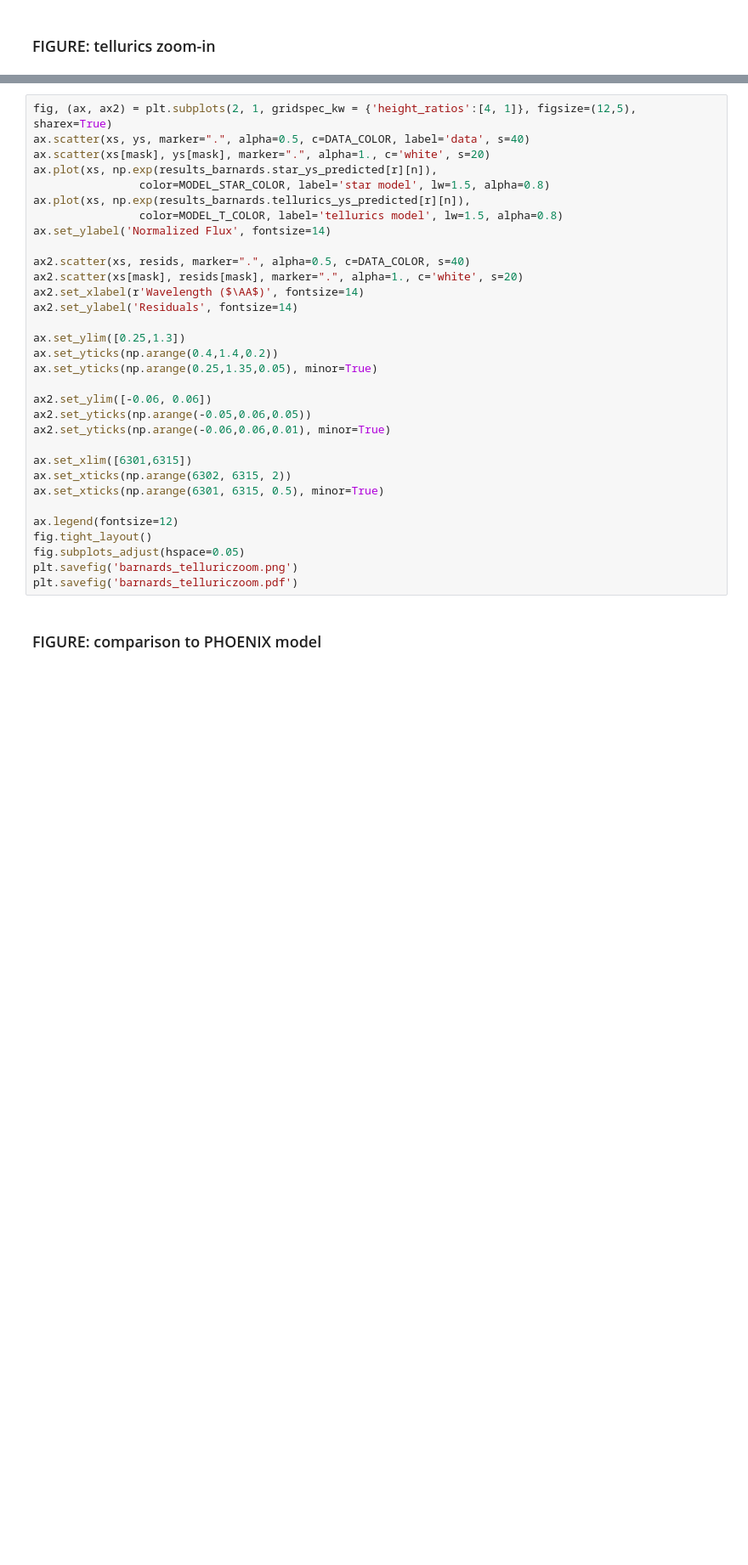
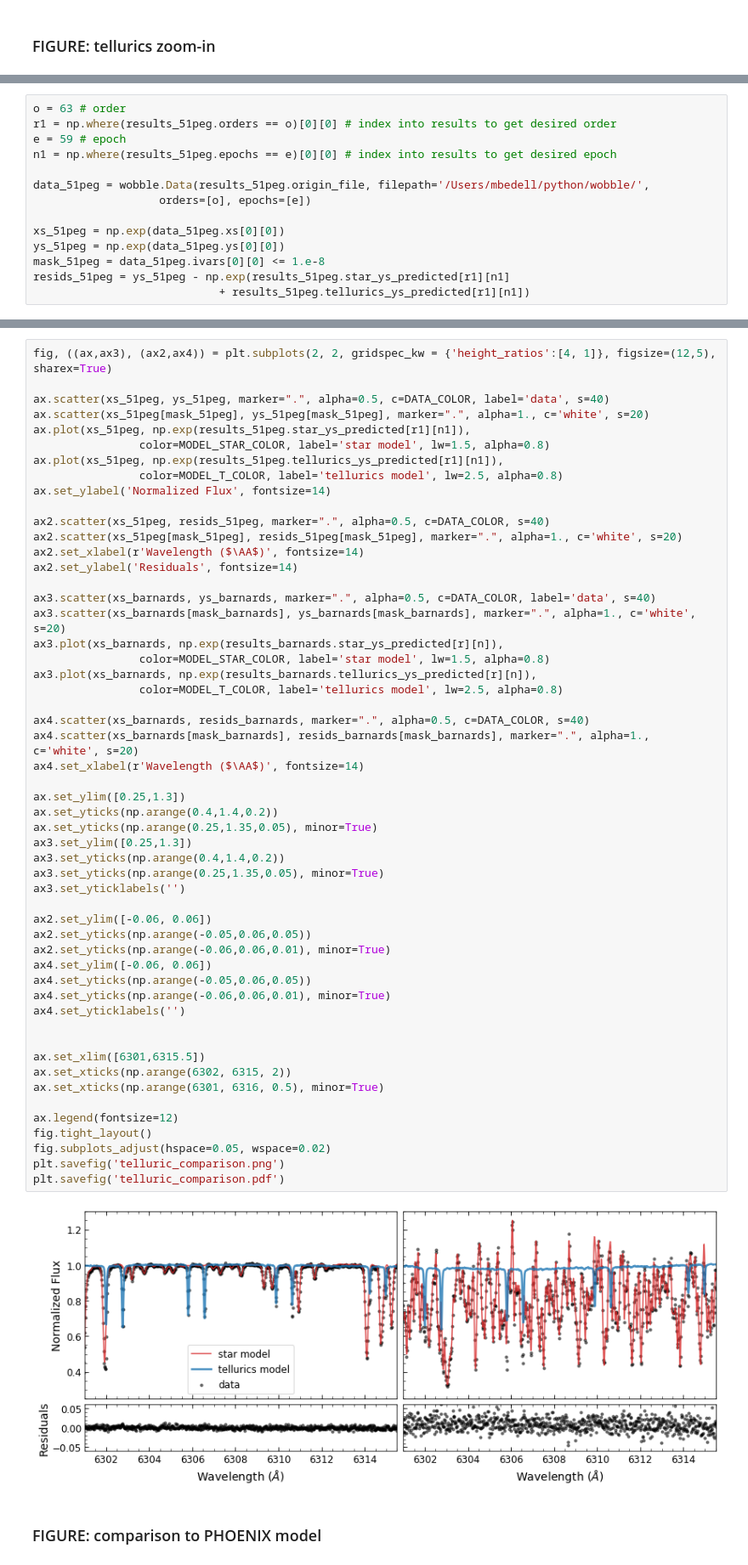
Before and after one commit to megbedell/wobble, a Jupyter notebook: paper/figures/make_figures.ipynb, the cells around one changed output, grey strips where cells are left out. Shown at 85% size. Cells and saved outputs as stored; diff of their text form; blank space fills up the shorter version.

Commit message:
zoomed in on spectra, fit Barnard's trend

```diff
--- a/paper/figures/make_figures.ipynb
+++ b/paper/figures/make_figures.ipynb
@@ -505,0 +554,14 @@ resids = ys - np.exp(results_barnards.star_ys_predicted[r][n]
+# %%
+o = 63 # order
+r1 = np.where(results_51peg.orders == o)[0][0] # index into results to get desired order
+e = 59 # epoch
+n1 = np.where(results_51peg.epochs == e)[0][0] # index into results to get desired epoch
+
+data_51peg = wobble.Data(results_51peg.origin_file, filepath='/Users/mbedell/python/wobble/',
+                   orders=[o], epochs=[e])
+
+xs_51peg = np.exp(data_51peg.xs[0][0])
+ys_51peg = np.exp(data_51peg.ys[0][0])
+mask_51peg = data_51peg.ivars[0][0] <= 1.e-8
+resids_51peg = ys_51peg - np.exp(results_51peg.star_ys_predicted[r1][n1]
+                            + results_51peg.tellurics_ys_predicted[r1][n1])
@@ -506,35 +572,58 @@ resids = ys - np.exp(results_barnards.star_ys_predicted[r][n]
 # %%
-fig, (ax, ax2) = plt.subplots(2, 1, gridspec_kw = {'height_ratios':[4, 1]}, figsize=(12,5), sharex=True)
-ax.scatter(xs, ys, marker=".", alpha=0.5, c=DATA_COLOR, label='data', s=40)
-ax.scatter(xs[mask], ys[mask], marker=".", alpha=1., c='white', s=20)
-ax.plot(xs, np.exp(results_barnards.star_ys_predicted[r][n]),
+fig, ((ax,ax3), (ax2,ax4)) = plt.subplots(2, 2, gridspec_kw = {'height_ratios':[4, 1]}, figsize=(12,5), sharex=True)
+
+ax.scatter(xs_51peg, ys_51peg, marker=".", alpha=0.5, c=DATA_COLOR, label='data', s=40)
+ax.scatter(xs_51peg[mask_51peg], ys_51peg[mask_51peg], marker=".", alpha=1., c='white', s=20)
+ax.plot(xs_51peg, np.exp(results_51peg.star_ys_predicted[r1][n1]),
                 color=MODEL_STAR_COLOR, label='star model', lw=1.5, alpha=0.8)
-ax.plot(xs, np.exp(results_barnards.tellurics_ys_predicted[r][n]),
-                color=MODEL_T_COLOR, label='tellurics model', lw=1.5, alpha=0.8)
+ax.plot(xs_51peg, np.exp(results_51peg.tellurics_ys_predicted[r1][n1]),
+                color=MODEL_T_COLOR, label='tellurics model', lw=2.5, alpha=0.8)
 ax.set_ylabel('Normalized Flux', fontsize=14)
 
-ax2.scatter(xs, resids, marker=".", alpha=0.5, c=DATA_COLOR, s=40)
-ax2.scatter(xs[mask], resids[mask], marker=".", alpha=1., c='white', s=20)
+ax2.scatter(xs_51peg, resids_51peg, marker=".", alpha=0.5, c=DATA_COLOR, s=40)
+ax2.scatter(xs_51peg[mask_51peg], resids_51peg[mask_51peg], marker=".", alpha=1., c='white', s=20)
 ax2.set_xlabel(r'Wavelength ($\AA$)', fontsize=14)
 ax2.set_ylabel('Residuals', fontsize=14)
+
+ax3.scatter(xs_barnards, ys_barnards, marker=".", alpha=0.5, c=DATA_COLOR, label='data', s=40)
+ax3.scatter(xs_barnards[mask_barnards], ys_barnards[mask_barnards], marker=".", alpha=1., c='white', s=20)
+ax3.plot(xs_barnards, np.exp(results_barnards.star_ys_predicted[r][n]),
+                color=MODEL_STAR_COLOR, label='star model', lw=1.5, alpha=0.8)
+ax3.plot(xs_barnards, np.exp(results_barnards.tellurics_ys_predicted[r][n]),
+                color=MODEL_T_COLOR, label='tellurics model', lw=2.5, alpha=0.8)
+
+ax4.scatter(xs_barnards, resids_barnards, marker=".", alpha=0.5, c=DATA_COLOR, s=40)
+ax4.scatter(xs_barnards[mask_barnards], resids_barnards[mask_barnards], marker=".", alpha=1., c='white', s=20)
+ax4.set_xlabel(r'Wavelength ($\AA$)', fontsize=14)
 
 ax.set_ylim([0.25,1.3])
 ax.set_yticks(np.arange(0.4,1.4,0.2))
 ax.set_yticks(np.arange(0.25,1.35,0.05), minor=True)
+ax3.set_ylim([0.25,1.3])
+ax3.set_yticks(np.arange(0.4,1.4,0.2))
+ax3.set_yticks(np.arange(0.25,1.35,0.05), minor=True)
+ax3.set_yticklabels('')
 
 ax2.set_ylim([-0.06, 0.06])
 ax2.set_yticks(np.arange(-0.05,0.06,0.05))
 ax2.set_yticks(np.arange(-0.06,0.06,0.01), minor=True)
+ax4.set_ylim([-0.06, 0.06])
+ax4.set_yticks(np.arange(-0.05,0.06,0.05))
+ax4.set_yticks(np.arange(-0.06,0.06,0.01), minor=True)
+ax4.set_yticklabels('')
 
-ax.set_xlim([6301,6315])
+
+ax.set_xlim([6301,6315.5])
 ax.set_xticks(np.arange(6302, 6315, 2))
-ax.set_xticks(np.arange(6301, 6315, 0.5), minor=True)
+ax.set_xticks(np.arange(6301, 6316, 0.5), minor=True)
 
 ax.legend(fontsize=12)
 fig.tight_layout()
-fig.subplots_adjust(hspace=0.05)
-plt.savefig('barnards_telluriczoom.png')
-plt.savefig('barnards_telluriczoom.pdf')
+fig.subplots_adjust(hspace=0.05, wspace=0.02)
+plt.savefig('telluric_comparison.png')
+plt.savefig('telluric_comparison.pdf')
+# %% [output]
+[figure, added]
 # %% [markdown]
 ### FIGURE: comparison to PHOENIX model
 # %%
```
Also changed, not shown: parts of 26 cells of this notebook.
